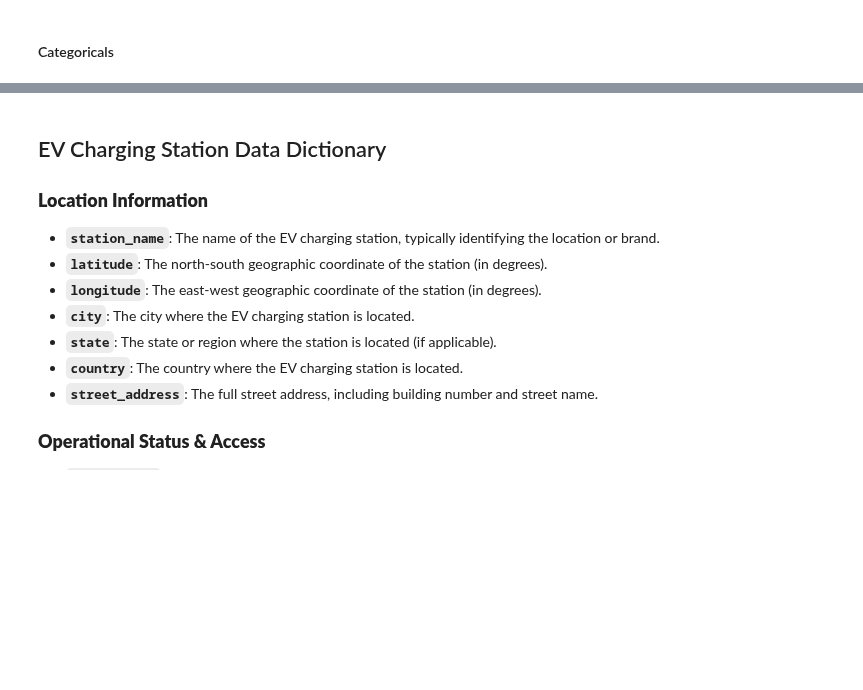
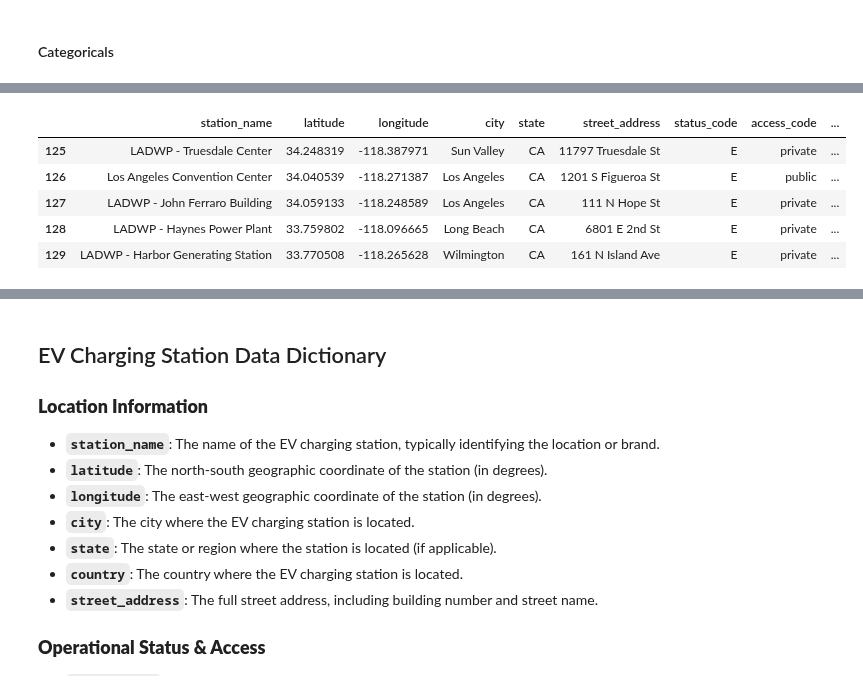
Before and after one commit to Damarispaul/Ev_Stations, a Jupyter notebook: EV Charging (3).ipynb, the cells around one changed output, grey strips where cells are left out. Cells and saved outputs as stored; diff of their text form; code cells hidden in the pictures; blank space fills up the shorter version.

Commit message:
did some of feature engineering and data cleaning

```diff
--- a/EV Charging (3).ipynb
+++ b/EV Charging (3).ipynb
@@ -351,0 +341,38 @@ plt.show()
+# %%
+# cLeaning and encoding the station_name columns
+def clean_and_split_station_name(station_name):
+    """
+    Cleans the station name by stripping extra spaces and splitting it into two columns:
+    - `station_region`: The part before the hyphen
+    - `station_subregion`: The part after the hyphen
+
+    Args:
+        station_name (str): The station name.
+
+    Returns:
+        tuple: (station_region, station_subregion)
+    """
+    if isinstance(station_name, str):
+        parts = station_name.strip().split(' - ', 1)
+        return parts if len(parts) == 2 else (station_name, station_name)
+    return None, None  # Handles NaN or non-string values
+
+# Apply the function to split the column efficiently
+Ev_df2[['station_region', 'station_subregion']] = (
+    Ev_df2['station_name']
+    .astype(str)  # Convert everything to string to avoid errors
+    .str.strip()
+    .str.split(' - ', n=1, expand=True)
+    .fillna(method='ffill', axis=1)  # Fill second column with first if there's no hyphen
+)
+Ev_df2[['station_region', 'station_subregion']]
+Ev_df2['station_region_encoded'] = Ev_df2['station_region'].factorize()[0]
+Ev_df2['station_subregion_encoded'] = Ev_df2['station_subregion'].factorize()[0]
+Ev_df2.head(5)
+# %% [output]
+|  | station_name | latitude | longitude | city | state | street_address | status_code | access_code | ... |
+| 125 | LADWP - Truesdale Center | 34.248319 | -118.387971 | Sun Valley | CA | 11797 Truesdale St | E | private | ... |
+| 126 | Los Angeles Convention Center | 34.040539 | -118.271387 | Los Angeles | CA | 1201 S Figueroa St | E | public | ... |
+| 127 | LADWP - John Ferraro Building | 34.059133 | -118.248589 | Los Angeles | CA | 111 N Hope St | E | private | ... |
+| 128 | LADWP - Haynes Power Plant | 33.759802 | -118.096665 | Long Beach | CA | 6801 E 2nd St | E | private | ... |
+| 129 | LADWP - Harbor Generating Station | 33.770508 | -118.265628 | Wilmington | CA | 161 N Island Ave | E | private | ... |
```
Also changed, not shown: parts of 45 cells of this notebook.
